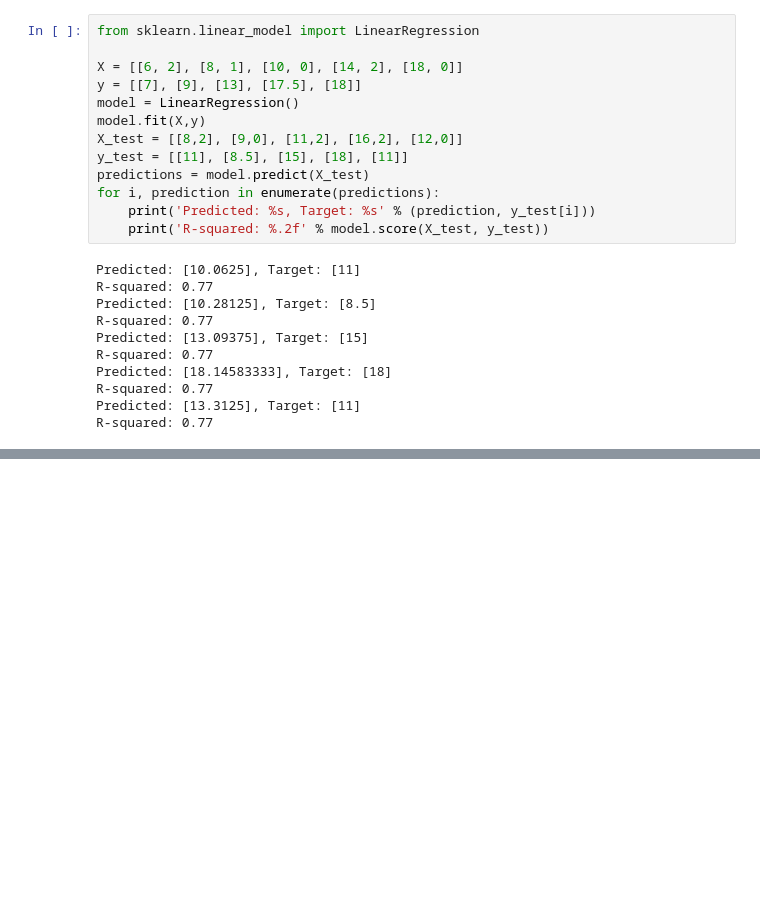
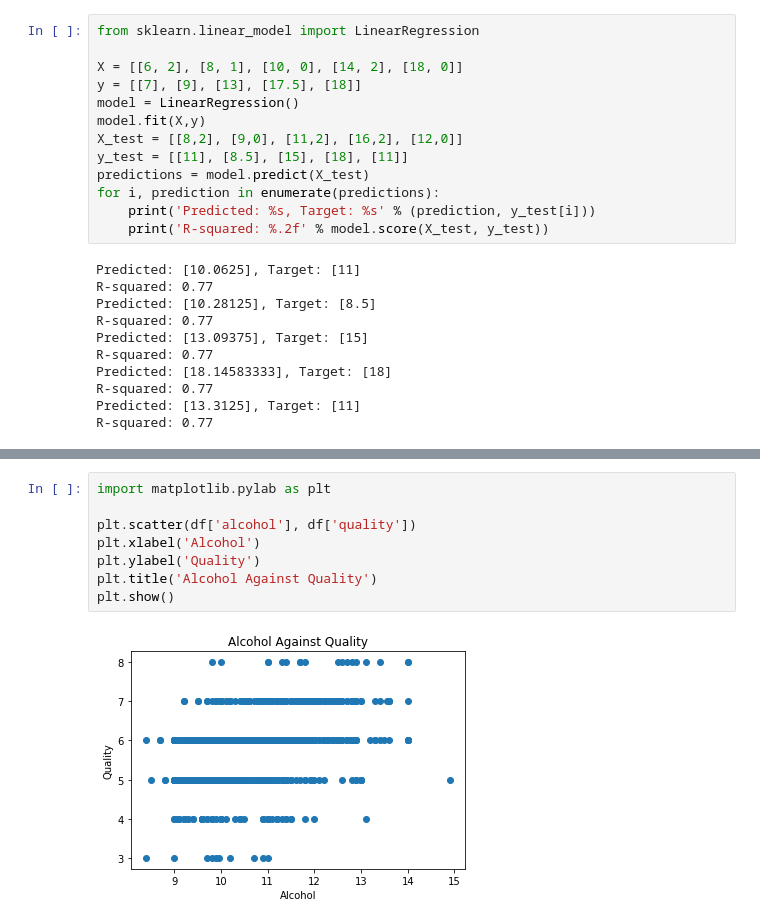
Before and after one commit to willh99/machine_learning_basics, a Jupyter notebook: linreg/Multiple_Linear_Regression.ipynb, the cells around one changed output, grey strips where cells are left out. Cells and saved outputs as stored; diff of their text form; blank space fills up the shorter version.

```diff
--- a/linreg/Multiple_Linear_Regression.ipynb
+++ b/linreg/Multiple_Linear_Regression.ipynb
@@ -182,0 +177,10 @@ df.describe()
+# %%
+import matplotlib.pylab as plt
+
+plt.scatter(df['alcohol'], df['quality'])
+plt.xlabel('Alcohol')
+plt.ylabel('Quality')
+plt.title('Alcohol Against Quality')
+plt.show()
+# %% [output]
+[figure, added]
```
Also changed, not shown: parts of 18 cells of this notebook, 4 other files.
